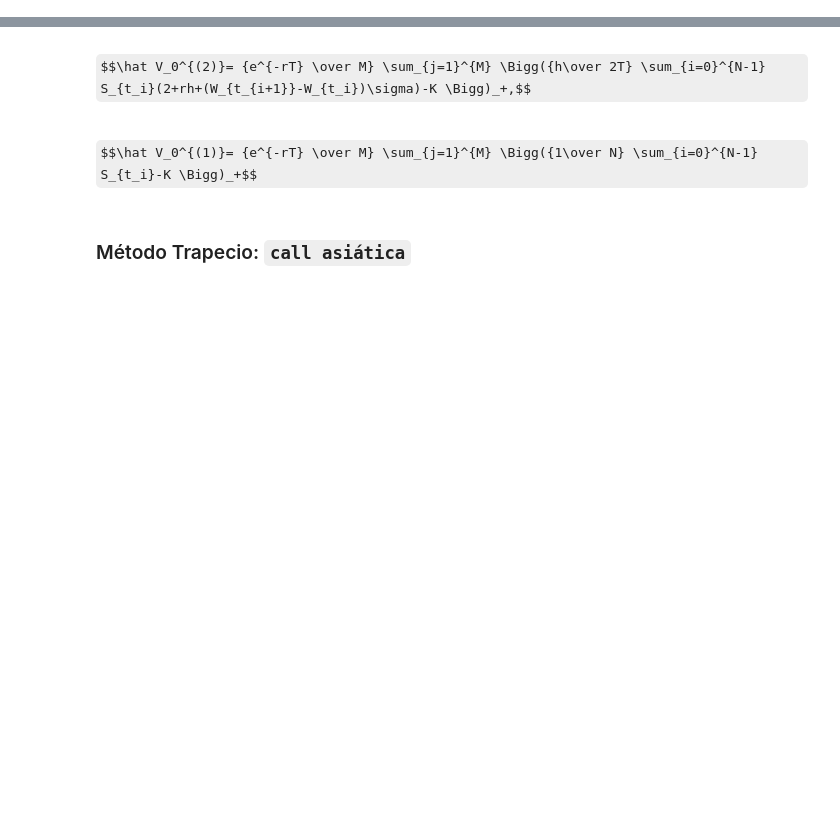
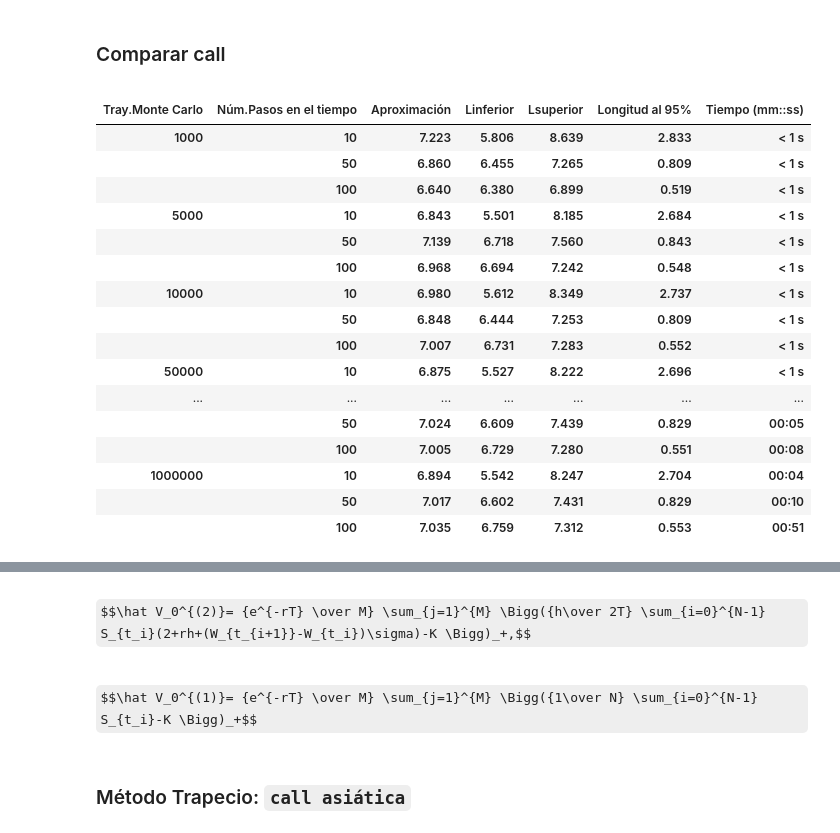
Before and after one commit to Mateoverea/ProyectoConjunto_MVerea_ARico, a Jupyter notebook: Tarea9_MVerea_ARico.ipynb, the cells around one changed output, grey strips where cells are left out. Saved outputs shown, nothing was run; the diff lists cells and outputs as text; code cells hidden in the pictures; some formulas as TeX source; blank space fills up the shorter version.

```diff
--- a/Tarea9_MVerea_ARico.ipynb
+++ b/Tarea9_MVerea_ARico.ipynb
@@ -47,0 +316,23 @@ pd.set_option('precision', 3)
+# %% [markdown]
+### Comparar call
+# %%
+df_trapecio_c
+# %% [output]
+|  |  |  |  |  |  |  |
+| Tray.Monte Carlo | Núm.Pasos en el tiempo | Aproximación | Linferior | Lsuperior | Longitud al 95% | Tiempo (mm::ss) |
+| 1000 | 10 | 7.223 | 5.806 | 8.639 | 2.833 | < 1 s |
+|  | 50 | 6.860 | 6.455 | 7.265 | 0.809 | < 1 s |
+|  | 100 | 6.640 | 6.380 | 6.899 | 0.519 | < 1 s |
+| 5000 | 10 | 6.843 | 5.501 | 8.185 | 2.684 | < 1 s |
+|  | 50 | 7.139 | 6.718 | 7.560 | 0.843 | < 1 s |
+|  | 100 | 6.968 | 6.694 | 7.242 | 0.548 | < 1 s |
+| 10000 | 10 | 6.980 | 5.612 | 8.349 | 2.737 | < 1 s |
+|  | 50 | 6.848 | 6.444 | 7.253 | 0.809 | < 1 s |
+|  | 100 | 7.007 | 6.731 | 7.283 | 0.552 | < 1 s |
+| 50000 | 10 | 6.875 | 5.527 | 8.222 | 2.696 | < 1 s |
+| ... | ... | ... | ... | ... | ... | ... |
+|  | 50 | 7.024 | 6.609 | 7.439 | 0.829 | 00:05 |
+|  | 100 | 7.005 | 6.729 | 7.280 | 0.551 | 00:08 |
+| 1000000 | 10 | 6.894 | 5.542 | 8.247 | 2.704 | 00:04 |
+|  | 50 | 7.017 | 6.602 | 7.431 | 0.829 | 00:10 |
+|  | 100 | 7.035 | 6.759 | 7.312 | 0.553 | 00:51 |
```
Also changed, not shown: parts of 14 cells of this notebook.
